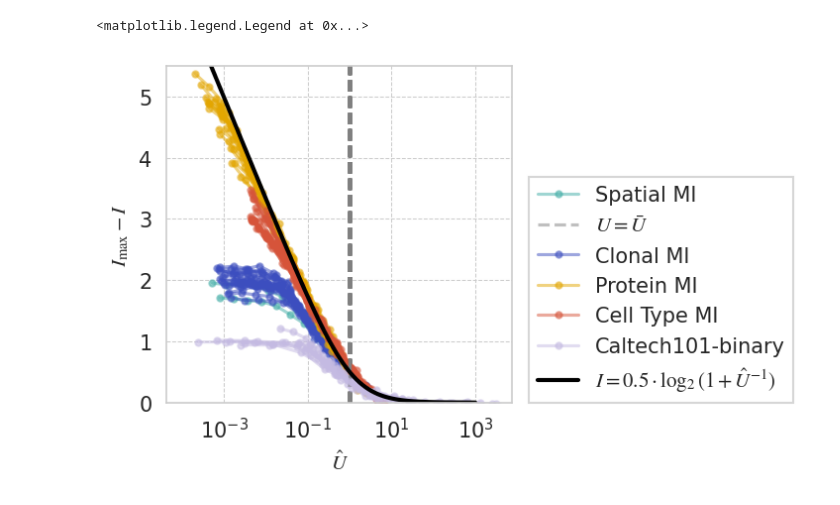
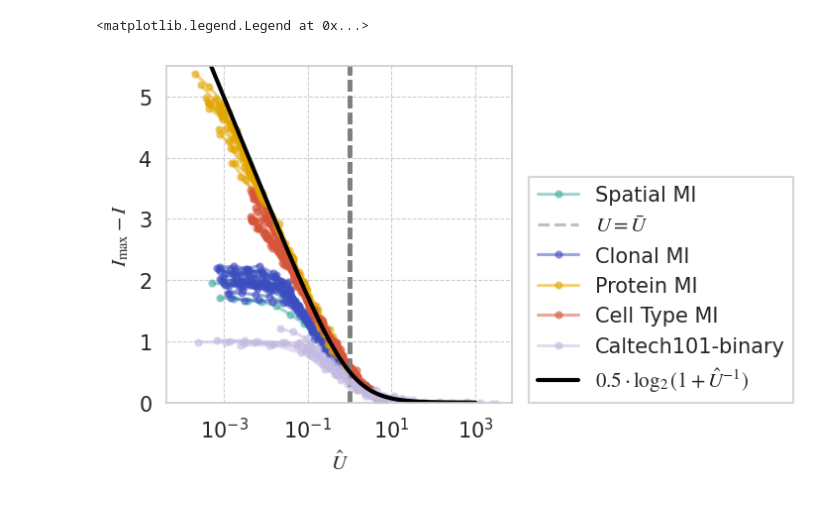
Before and after one commit to ggdna/scScaling, a Jupyter notebook: analysis/universal_curve.ipynb, the cells around one changed output. Drawn from its saved outputs; the diff is of its cells as text; code cells hidden in the pictures.

```diff
--- a/analysis/universal_curve.ipynb
+++ b/analysis/universal_curve.ipynb
@@ -120,32 +120,32 @@ for i, x in enumerate(classes[:-1]):
 
     if result.params['A'].stderr is not None and result.params['B'].stderr is not None:
 
         if result.params['A'].stderr < result.params['A'].value and result.params['B'].stderr < result.params['B'].value:
 
 
             x_bar = 1/result.params['A'].value
 
             x_hat = x_data / x_bar
 
             I_max = 0.5 * np.log2(result.params['B'].value/result.params['A'].value)
 
             axs.plot(x_data / x_bar, I_max-y_data, color=c6[0], marker='o',
                     alpha=0.5, markersize=3, label='Caltech101-binary')
 
 
 xs = np.logspace(-4, 3, 100)
 ys = 0.5*np.log2(1 + 1/xs)
 axs.plot(xs, ys, color='black', linestyle='-', alpha=1, lw=2,
-         label=r'$I = 0.5 \cdot \log_2(1 + \hat{U}^{-1})$')
+         label=r'$0.5 \cdot \log_2(1 + \hat{U}^{-1})$')
 
 
 plt.xscale('log')
 plt.ylabel(r'$I_{\max} - I$',)
 plt.xlabel(r'$\hat{U}$')
 plt.ylim(0, 5.5)
 handles, labels = plt.gca().get_legend_handles_labels()
 by_label = dict(zip(labels, handles))
 plt.legend(by_label.values(), by_label.keys(), loc=(1.05, 0.0))
 # %% [output]
 <matplotlib.legend.Legend at 0x...>
-[figure, old version]
+[figure, new version]
```
